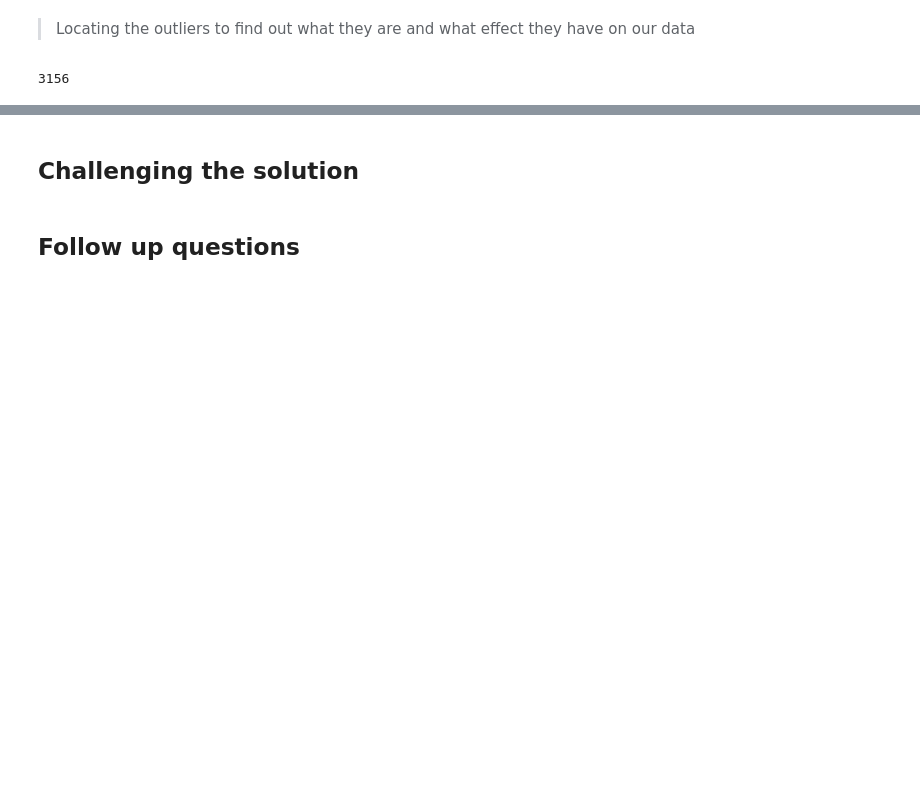
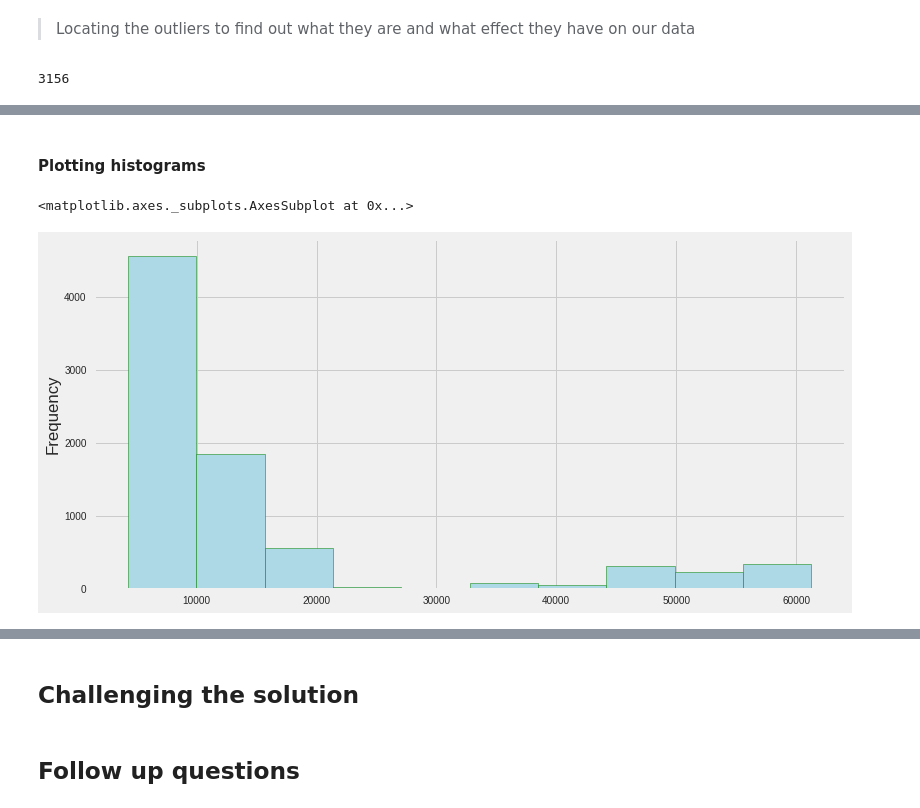
Before and after one commit to MarkNgendo/Cryptocurrency-Price-Prediction, a Jupyter notebook: Cryptocurrency_Price_Prediction.ipynb, the cells around one changed output, grey strips where cells are left out. Cells and saved outputs as stored; diff of their text form; code cells hidden in the pictures; blank space fills up the shorter version.

```diff
--- a/Cryptocurrency_Price_Prediction.ipynb
+++ b/Cryptocurrency_Price_Prediction.ipynb
@@ -36,5 +36,5 @@ from yellowbrick.model_selection import validation_curve
 # %% [markdown]
 ### Loading datasets
 # %%
-df = pd.read_csv('/content/Train (1).csv')
+df = pd.read_csv('Train.csv')
 # %%
@@ -382,0 +444,9 @@ index_search(df)
+# %% [markdown]
+#### Plotting histograms
+# %%
+# Histogram of close column
+df.close.plot(kind='hist', facecolor='lightblue', edgecolor='green',
+              figsize=(12,6))
+# %% [output]
+<matplotlib.axes._subplots.AxesSubplot at 0x...>
+[figure, added]
```
Also changed, not shown: parts of 33 cells of this notebook.
